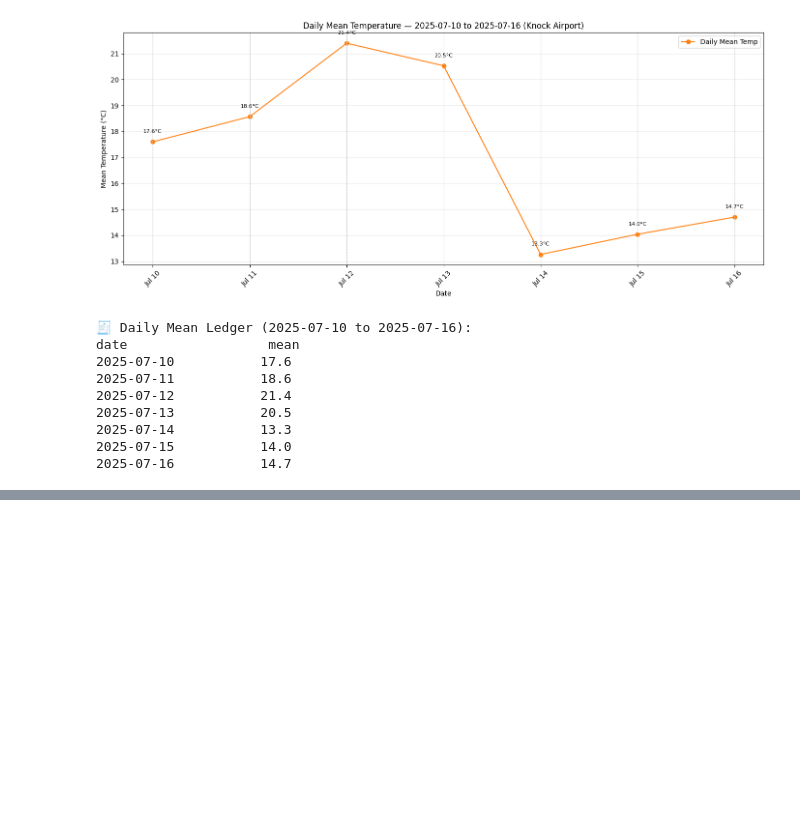
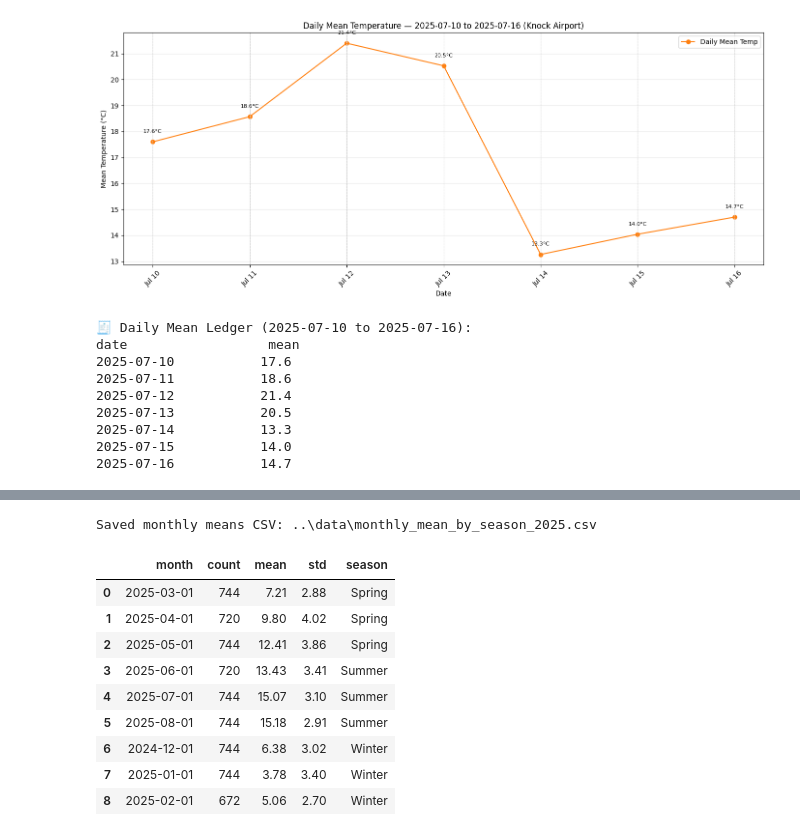
Before and after one commit to ECronin1973/programming-for-data-analytics, a Jupyter notebook: assignments/notebooks/assignment_6_Weather.ipynb, the cells around one changed output, grey strips where cells are left out. Drawn from its saved outputs; the diff is of its cells as text; code cells hidden in the pictures; blank space fills up the shorter version.

```diff
--- a/assignments/notebooks/assignment_6_Weather.ipynb
+++ b/assignments/notebooks/assignment_6_Weather.ipynb
@@ -716,0 +725,79 @@ date                  mean
+# %%
+# Seasons of interest for analysis
+seasons_of_interest = ['Winter', 'Spring', 'Summer']
+
+# Ensure seasons_2025 and df exist
+if 'seasons_2025' not in globals():
+    raise RuntimeError('seasons_2025 is not defined; run the season-definition cell first')
+if 'df' not in globals():
+    raise RuntimeError('df is not defined; run the data-loading cells first')
+
+# Ensure datetime and temp are present and parsed
+if 'datetime' not in df.columns or not pd.api.types.is_datetime64_any_dtype(df['datetime']):
+    date_col = 'date' if 'date' in df.columns else next((c for c in df.columns if 'date' in c.lower()), None)
+    if date_col:
+        df['datetime'] = pd.to_datetime(df[date_col], dayfirst=True, errors='coerce')
+    else:
+        df['datetime'] = pd.to_datetime(df.iloc[:, 0], dayfirst=True, errors='coerce')
+
+if 'temp' not in df.columns:
+    temp_col = next((c for c in df.columns if 'temp' in c.lower()), None)
+    if temp_col:
+        df['temp'] = pd.to_numeric(df[temp_col], errors='coerce')
+    else:
+        raise KeyError('No temperature-like column found (expected a column name containing "temp").')
+else:
+    df['temp'] = pd.to_numeric(df['temp'], errors='coerce')
+
+# Compute monthly means
+rows = []
+for s in seasons_of_interest:
+    if s not in seasons_2025:
+        print(f"Warning: season '{s}' not defined in seasons_2025; skipping")
+        continue
+    bounds = seasons_2025[s]
+    start = bounds['start']
+    end = bounds['end']
+
+    mask = (df['datetime'] >= start) & (df['datetime'] <= end)
+    sub = df.loc[mask].dropna(subset=['datetime', 'temp']).copy()
+    if sub.empty:
+        print(f"No data for season {s} between {start} and {end}")
+        continue
+
+    sub['month'] = sub['datetime'].dt.to_period('M').dt.to_timestamp()
+    monthly = sub.groupby('month')['temp'].agg(count='count', mean='mean', std='std').reset_index()
+    monthly['season'] = s
+    rows.append(monthly)
+
+# Combine and display results
+if not rows:
+    print('No monthly data computed for the selected seasons.')
+else:
+    monthly_df = pd.concat(rows, ignore_index=True)
+    monthly_df = monthly_df.sort_values(['season', 'month']).reset_index(drop=True)
+    monthly_df['mean'] = monthly_df['mean'].round(2)
+    monthly_df['std'] = monthly_df['std'].round(2)
+
+    out_dir = Path('..') / 'data'
+    out_dir.mkdir(parents=True, exist_ok=True)
+    out_fp = out_dir / 'monthly_mean_by_season_2025.csv'
+    monthly_df.to_csv(out_fp, index=False)
+    print(f'Saved monthly means CSV: {out_fp}')
+
+    try:
+        display(monthly_df)
+    except Exception:
+        print(monthly_df.to_string(index=False))
+# %% [output]
+Saved monthly means CSV: ..\data\monthly_mean_by_season_2025.csv
+|  | month | count | mean | std | season |
+| 0 | 2025-03-01 | 744 | 7.21 | 2.88 | Spring |
+| 1 | 2025-04-01 | 720 | 9.80 | 4.02 | Spring |
+| 2 | 2025-05-01 | 744 | 12.41 | 3.86 | Spring |
+| 3 | 2025-06-01 | 720 | 13.43 | 3.41 | Summer |
+| 4 | 2025-07-01 | 744 | 15.07 | 3.10 | Summer |
+| 5 | 2025-08-01 | 744 | 15.18 | 2.91 | Summer |
+| 6 | 2024-12-01 | 744 | 6.38 | 3.02 | Winter |
+| 7 | 2025-01-01 | 744 | 3.78 | 3.40 | Winter |
+| 8 | 2025-02-01 | 672 | 5.06 | 2.70 | Winter |
```
Also changed, not shown: parts of 7 cells of this notebook.
